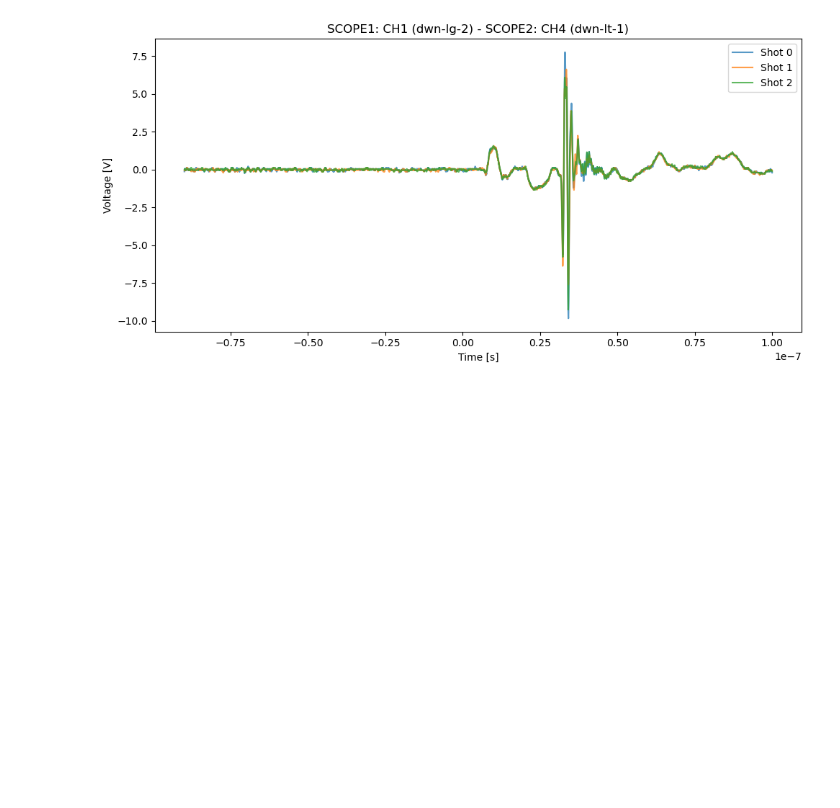
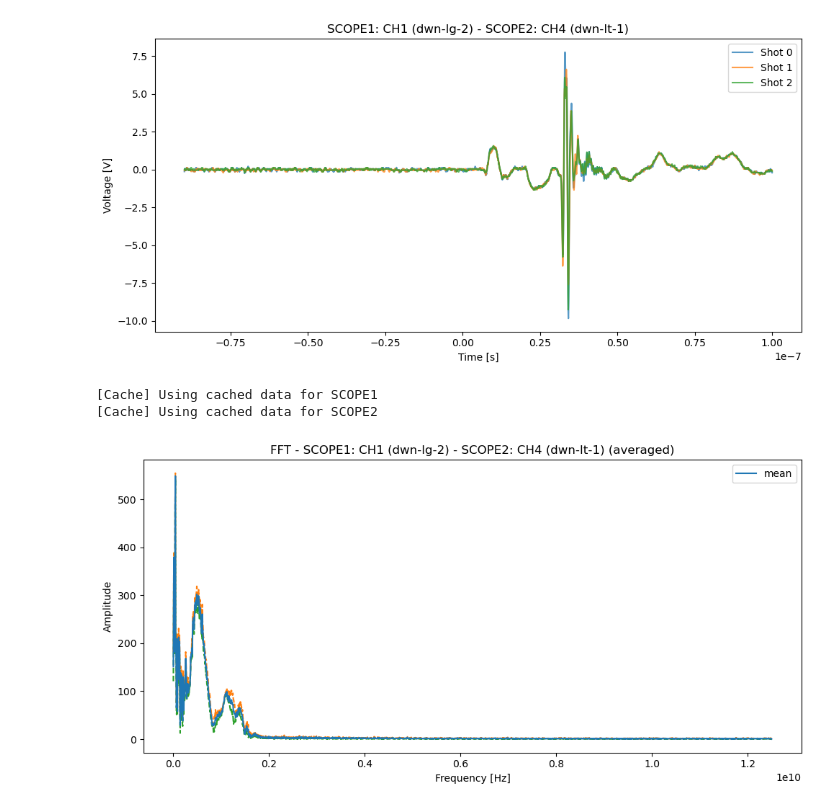
Before and after one commit to ELos385/Fireball_III_analysis, a Jupyter notebook: scripts/BDots/BDot_test.ipynb, the cells around one changed output. Drawn from its saved outputs; the diff is of its cells as text; code cells hidden in the pictures; blank space fills up the shorter version.

Commit message:
integrated fft into plot_scope in scope_math.py

```diff
--- a/scripts/BDots/BDot_test.ipynb
+++ b/scripts/BDots/BDot_test.ipynb
@@ -137,3 +137,9 @@ plot_cross_scope(scope1,
 [Cache] Using cached data for SCOPE1
 [Cache] Using cached data for SCOPE2
 [figure]
+# %%
+plot_cross_scope(scope1, scope2, shot_dict, chA='CH1', chB='CH4', fft=True, average = True)
+# %% [output]
+[Cache] Using cached data for SCOPE1
+[Cache] Using cached data for SCOPE2
+[figure, added]
```
Also changed, not shown: parts of 1 cell of this notebook, 1 other file.
